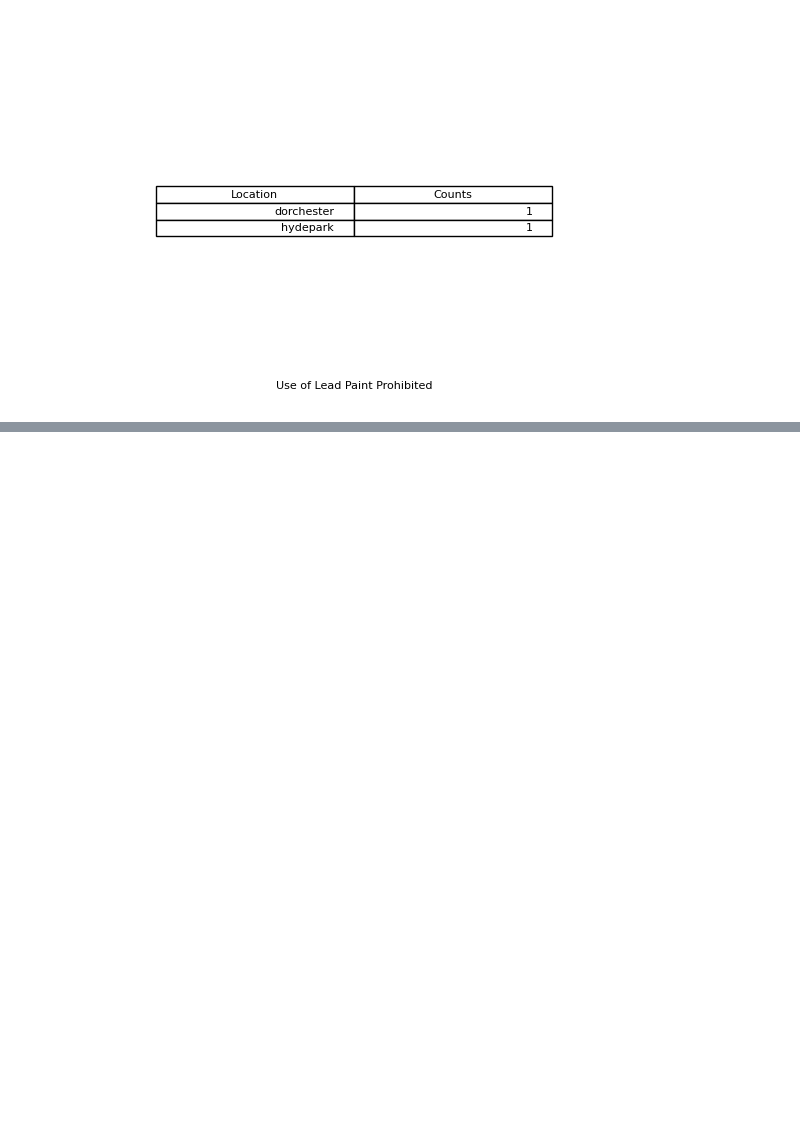
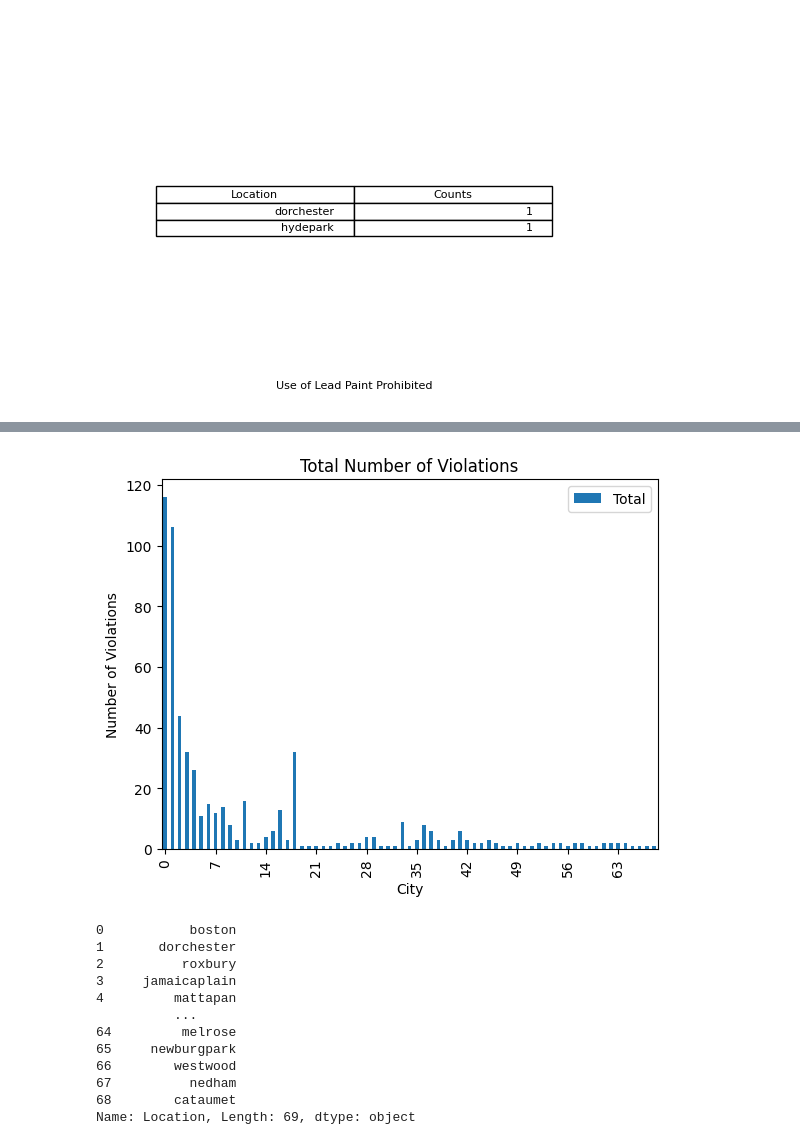
Before and after one commit to BU-Spark/ds-councilor-breadon-bad-landlords2, a Jupyter notebook: spring23-team-3/analysis/violations_analysis.ipynb, the cells around one changed output, grey strips where cells are left out. Saved outputs shown, nothing was run; the diff lists cells and outputs as text; code cells hidden in the pictures; blank space fills up the shorter version.

Commit message:
Created dfs with all violation counts (including totals) for building and city locations

```diff
--- a/spring23-team-3/analysis/violations_analysis.ipynb
+++ b/spring23-team-3/analysis/violations_analysis.ipynb
@@ -183,0 +217,46 @@ for violation, df in violations_by_city.items():
+# %%
+# Create df with all violations data
+# Columns: CIty Location + each violation
+# Rows: Number of violation (for each type of violation) by city
+cities_df = violations_by_city["Hot Water"]
+cities_df = cities_df.rename(columns = {'Counts':"Hot Water"})
+
+for violation, df in violations_by_city.items():
+    df = df.rename(columns = {'Counts':violation})
+    if violation != "Hot Water":
+        cities_df = pd.merge(cities_df, df, how = 'outer', on = 'Location')
+
+
+# Fill NAN values with 0 so we can get Total
+cities_df = cities_df.fillna(0)
+
+#Create a Total column which sums the number of violations for each Location
+cities_df = cities_df.assign(Total = lambda x: x.iloc[:,[1,2,3,4,5,6]].sum(axis = 1))
+# %%
+#Plot violation totals by city
+cities_df[['Location', 'Total']].plot(kind='bar', rot=0)
+
+plt.locator_params(axis='x', nbins = 10)
+plt.xticks(rotation='vertical')
+
+plt.title("Total Number of Violations")
+plt.xlabel('City')
+plt.ylabel('Number of Violations')
+plt.show()
+
+#TODO: fix formatting
+cities_df['Location']
+# %% [output]
+[figure, added]
+0           boston
+1       dorchester
+2          roxbury
+3     jamaicaplain
+4         mattapan
+          ...
+64         melrose
+65     newburgpark
+66        westwood
+67          nedham
+68        cataumet
+Name: Location, Length: 69, dtype: object
```
Also changed, not shown: parts of 1 cell of this notebook.
